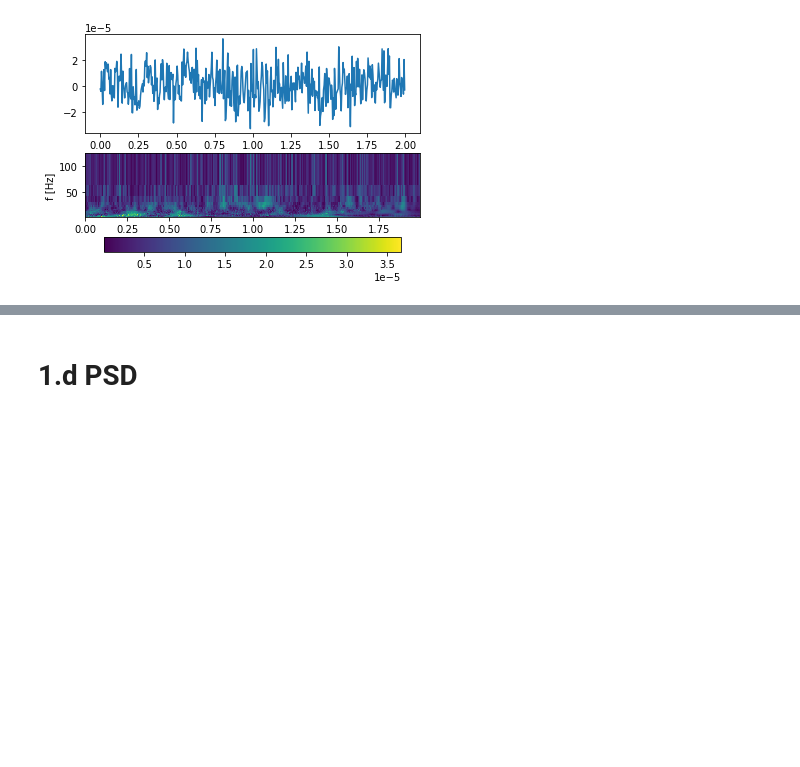
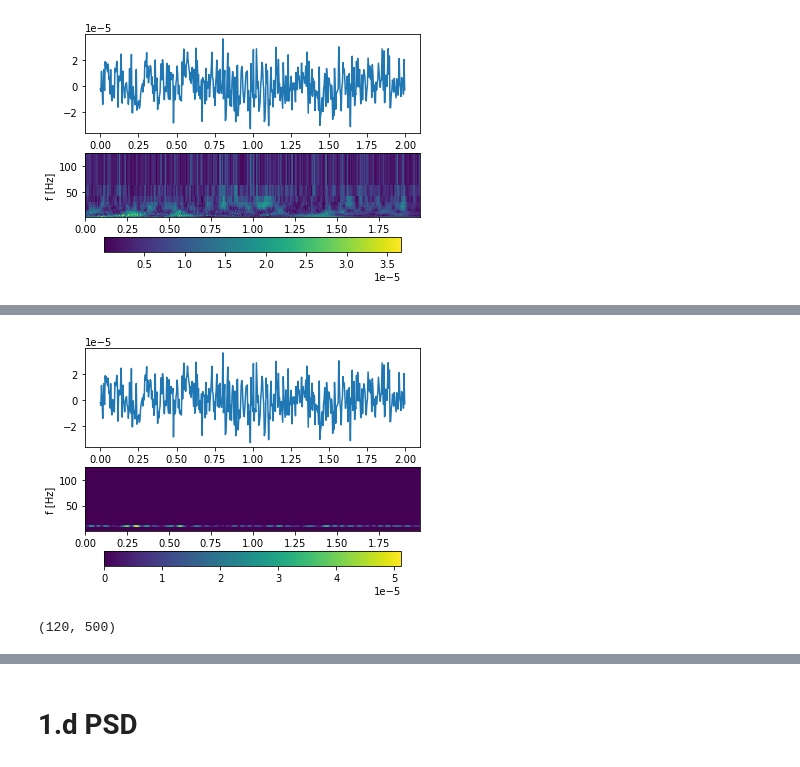
Before and after one commit to amalvarezme/ProcesoDigitalSen, a Jupyter notebook: ProyectoFinalPDS_20201.ipynb, the cells around one changed output, grey strips where cells are left out. Saved outputs shown, nothing was run; the diff lists cells and outputs as text; code cells hidden in the pictures; blank space fills up the shorter version.

```diff
--- a/ProyectoFinalPDS_20201.ipynb
+++ b/ProyectoFinalPDS_20201.ipynb
@@ -228,0 +244,23 @@ plt.savefig('results/cwt_cmor.pdf', dpi=300)
+# %%
+import pycwt as wavelet
+trial = 1
+chi = 11
+#MexicanHat
+mother =  wavelet.MexicanHat() # wavelet.Morlet()
+dj = 1/12 #resolucion en frecuencia
+wave, scales, freqs, coi, fft, fftfreqs = wavelet.cwt(Xraw[trail,chi,:],dt=1/fs,wavelet=mother,dj=dj)#,freqs=np.fft.rfftfreq(Xraw.shape[2],1/fs))
+ind = (freqs >= 8) & (freqs<=12)
+wave[~ind,:] = 0
+fig, ax = plt.subplots(2, 1)
+vt = np.arange(0,Xraw.shape[2]/fs,1/fs)
+ax[0].plot(vt,Xraw[trail,chi,:])
+im = ax[1].pcolormesh(vt, freqs, abs(wave))
+fig.colorbar(im, ax=ax[1],orientation="horizontal",pad=0.2)
+plt.gca()
+plt.xlabel('t [seg]')
+plt.ylabel('f [Hz]')
+plt.show()
+print(wave.shape)
+# %% [output]
+[figure, added]
+(120, 500)
```
Also changed, not shown: parts of 5 cells of this notebook.
